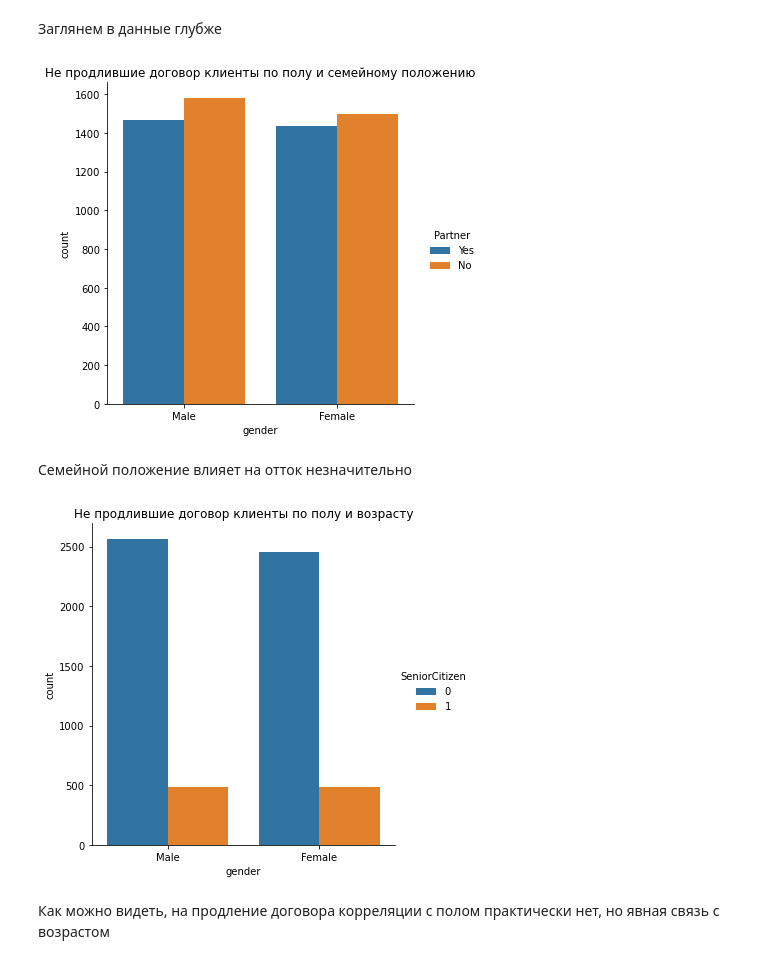
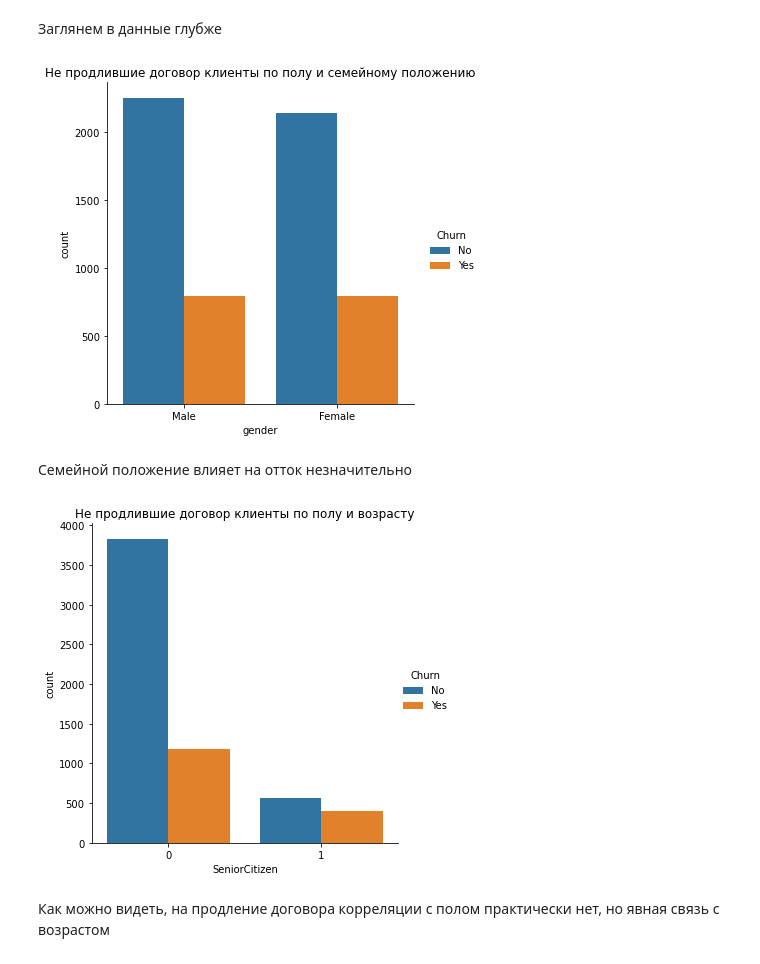
Before and after one commit to ddmitry80/ds_coursework_ml_beginner, a Jupyter notebook: Coursework_ML.ipynb, the cells around one changed output. Drawn from its saved outputs; the diff is of its cells as text; code cells hidden in the pictures.

Commit message:
More sns plots

```diff
--- a/Coursework_ML.ipynb
+++ b/Coursework_ML.ipynb
@@ -274,17 +274,17 @@ sns.pairplot(telecom_users, hue='Churn', kind='kde')
 # %% [markdown]
 Заглянем в данные глубже
 # %%
-ax = sns.catplot(x='gender', kind='count', hue='Partner', data=telecom_users)
+ax = sns.catplot(x='gender', kind='count', hue='Churn', data=telecom_users)
 ax.set(title='Не продлившие договор клиенты по полу и семейному положению');
 # %% [output]
-[figure, old version]
+[figure, new version]
 # %% [markdown]
 Семейной положение влияет на отток незначительно
 # %%
-ax = sns.catplot(x='gender', hue='SeniorCitizen', kind='count', data=telecom_users)
+ax = sns.catplot(x='SeniorCitizen', hue='Churn', kind='count', data=telecom_users)
 ax.set(title='Не продлившие договор клиенты по полу и возрасту');
 # %% [output]
-[figure, old version]
+[figure, new version]
 # %% [markdown]
 Как можно видеть, на продление договора корреляции с полом практически нет, но явная связь с возрастом
 # %%
```
Also changed, not shown: parts of 6 cells of this notebook.
